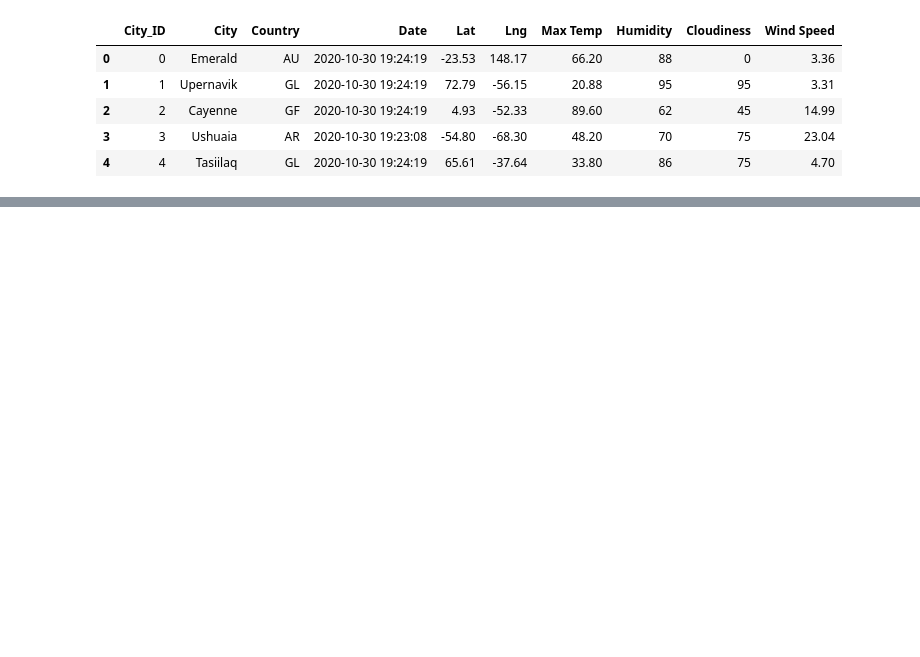
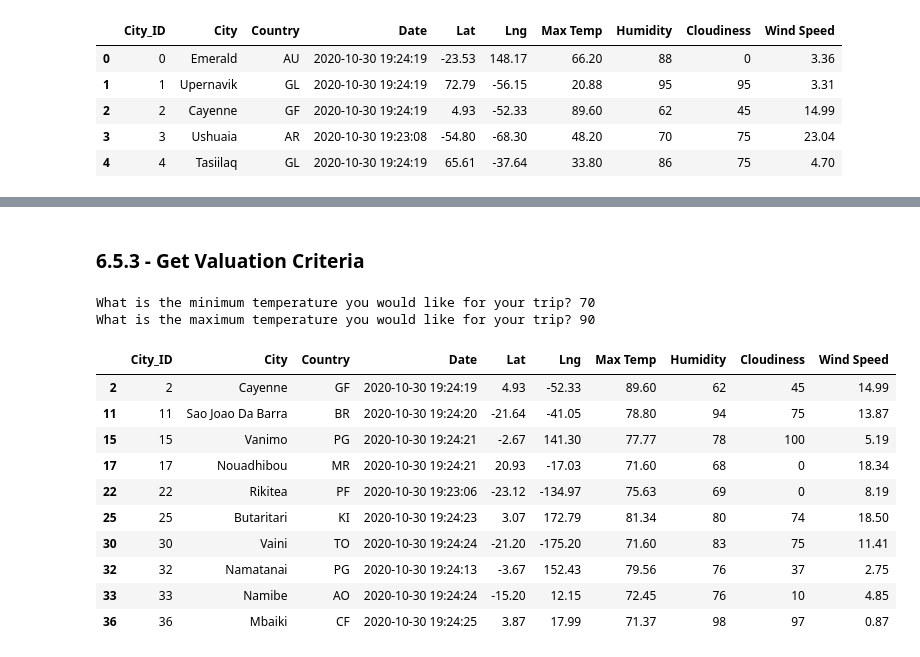
Before and after one commit to ewyluda/World_Weather_Analysis, a Jupyter notebook: VacationPy.ipynb, the cells around one changed output, grey strips where cells are left out. Saved outputs shown, nothing was run; the diff lists cells and outputs as text; code cells hidden in the pictures; blank space fills up the shorter version.

```diff
--- a/VacationPy.ipynb
+++ b/VacationPy.ipynb
@@ -53,0 +160,26 @@ InvalidWeightException: -1.91 is not a valid weight. Weights must be non-negativ
+# %% [markdown]
+### 6.5.3 - Get Valuation Criteria
+# %%
+# Ask the customer to add a minimum and maximum temperature value.
+min_temp = float(input("What is the minimum temperature you would like for your trip? "))
+max_temp = float(input("What is the maximum temperature you would like for your trip? "))
+# %% [output]
+What is the minimum temperature you would like for your trip? 70
+What is the maximum temperature you would like for your trip? 90
+# %%
+# Filter the dataset to find the cities that fit the criteria.
+preferred_cities_df = city_data_df.loc[(city_data_df["Max Temp"] <= max_temp) & \
+                                       (city_data_df["Max Temp"] >= min_temp)]
+preferred_cities_df.head(10)
+# %% [output]
+|  | City_ID | City | Country | Date | Lat | Lng | Max Temp | Humidity | Cloudiness | Wind Speed |
+| 2 | 2 | Cayenne | GF | 2020-10-30 19:24:19 | 4.93 | -52.33 | 89.60 | 62 | 45 | 14.99 |
+| 11 | 11 | Sao Joao Da Barra | BR | 2020-10-30 19:24:20 | -21.64 | -41.05 | 78.80 | 94 | 75 | 13.87 |
+| 15 | 15 | Vanimo | PG | 2020-10-30 19:24:21 | -2.67 | 141.30 | 77.77 | 78 | 100 | 5.19 |
+| 17 | 17 | Nouadhibou | MR | 2020-10-30 19:24:21 | 20.93 | -17.03 | 71.60 | 68 | 0 | 18.34 |
+| 22 | 22 | Rikitea | PF | 2020-10-30 19:23:06 | -23.12 | -134.97 | 75.63 | 69 | 0 | 8.19 |
+| 25 | 25 | Butaritari | KI | 2020-10-30 19:24:23 | 3.07 | 172.79 | 81.34 | 80 | 74 | 18.50 |
+| 30 | 30 | Vaini | TO | 2020-10-30 19:24:24 | -21.20 | -175.20 | 71.60 | 83 | 75 | 11.41 |
+| 32 | 32 | Namatanai | PG | 2020-10-30 19:24:13 | -3.67 | 152.43 | 79.56 | 76 | 37 | 2.75 |
+| 33 | 33 | Namibe | AO | 2020-10-30 19:24:24 | -15.20 | 12.15 | 72.45 | 76 | 10 | 4.85 |
+| 36 | 36 | Mbaiki | CF | 2020-10-30 19:24:25 | 3.87 | 17.99 | 71.37 | 98 | 97 | 0.87 |
```
Also changed, not shown: parts of 28 cells of this notebook, 3 other files.
